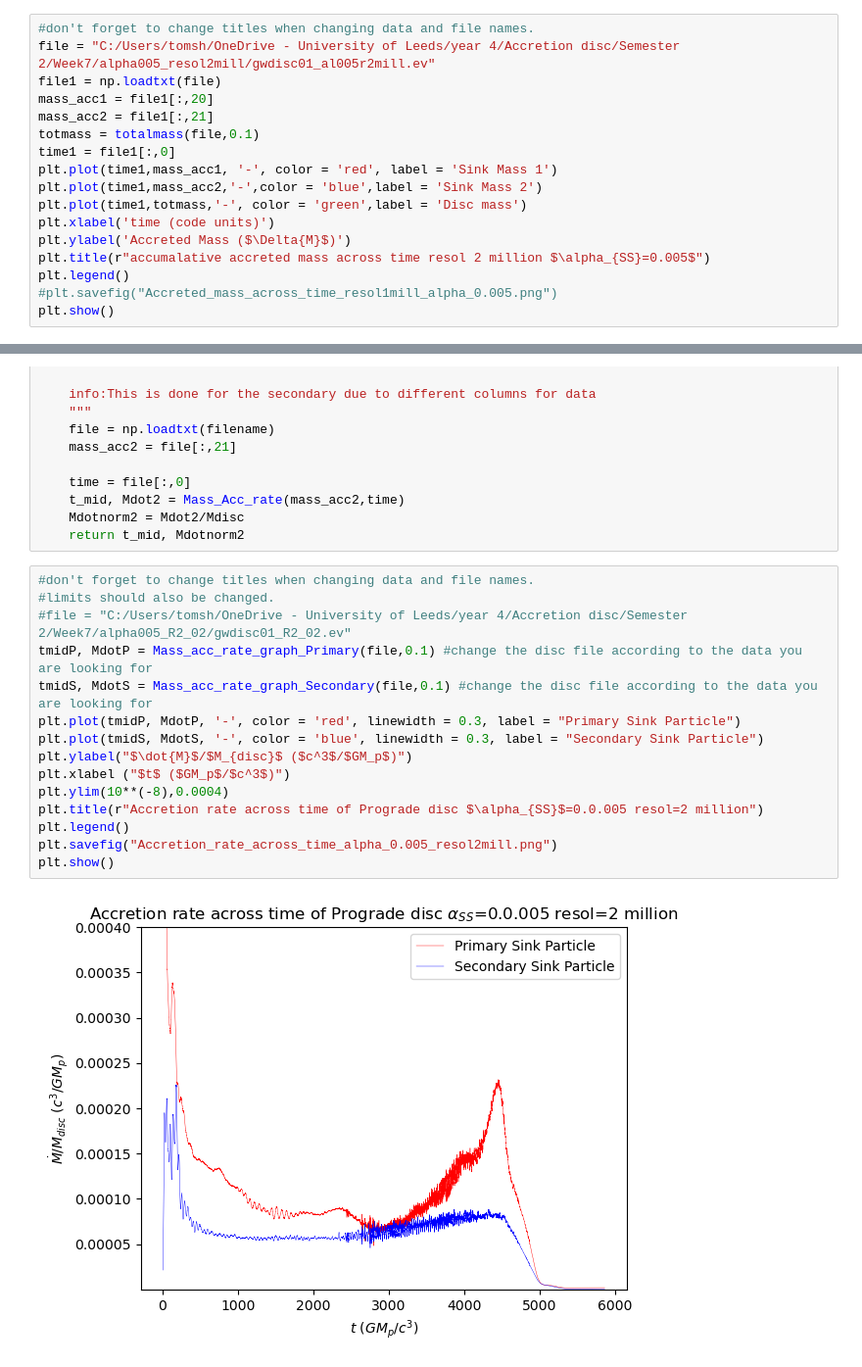
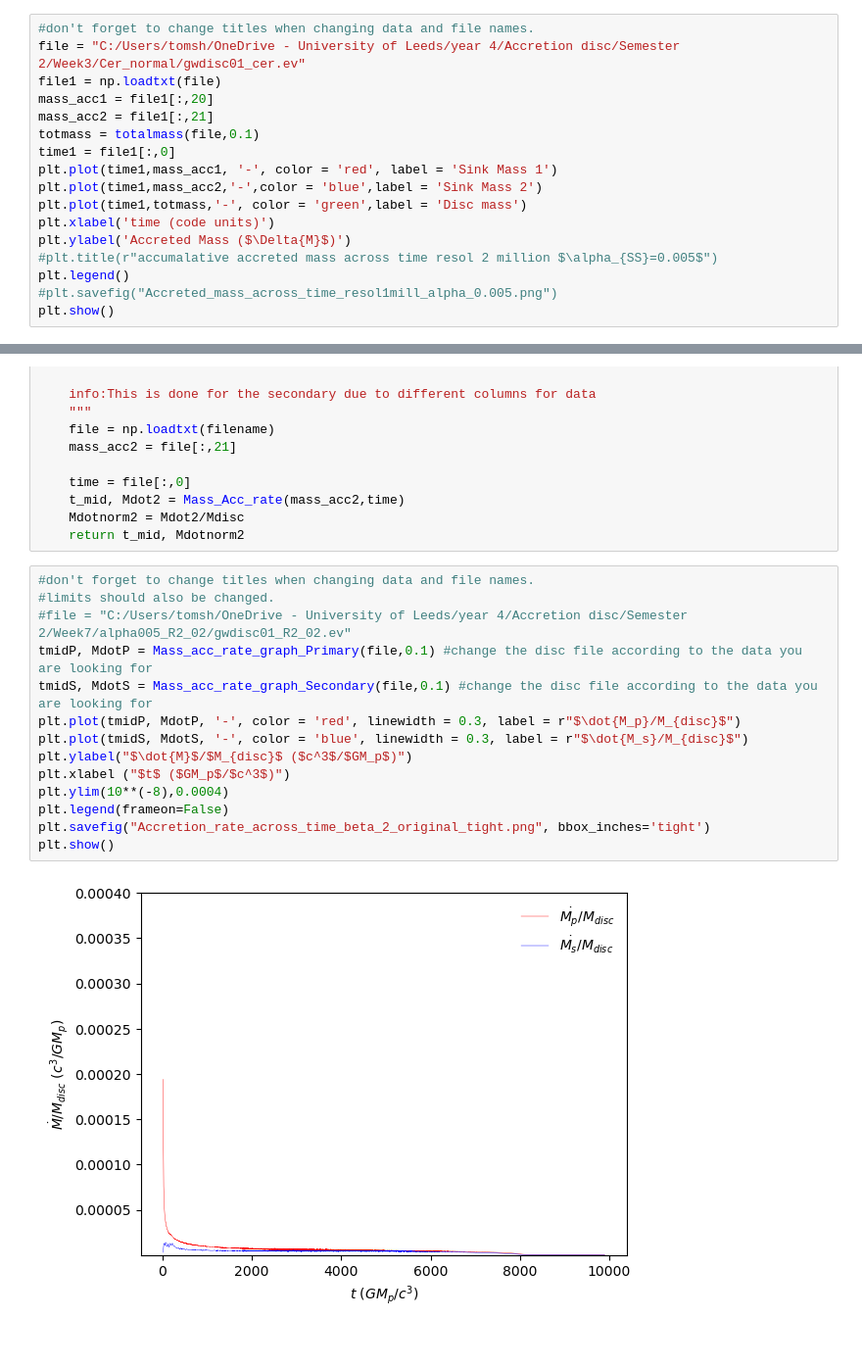
Before and after one commit to tomshilling04/physics_repo, a Jupyter notebook: Accretion_rate.ipynb, the cells around one changed output, grey strips where cells are left out. Shown at 98% size. Saved outputs shown, nothing was run; the diff lists cells and outputs as text.

```diff
--- a/Accretion_rate.ipynb
+++ b/Accretion_rate.ipynb
@@ -23,7 +23,7 @@ def totalmass(filename,Mdisc):
     return totalm
 # %%
 #don't forget to change titles when changing data and file names.
-file = "C:/Users/tomsh/OneDrive - University of Leeds/year 4/Accretion disc/Semester 2/Week7/alpha005_resol2mill/gwdisc01_al005r2mill.ev"
+file = "C:/Users/tomsh/OneDrive - University of Leeds/year 4/Accretion disc/Semester 2/Week3/Cer_normal/gwdisc01_cer.ev"
 file1 = np.loadtxt(file)
 mass_acc1 = file1[:,20]
 mass_acc2 = file1[:,21]
@@ -34,7 +34,7 @@ plt.plot(time1,mass_acc2,'-',color = 'blue',label = 'Sink Mass 2')
 plt.plot(time1,totmass,'-', color = 'green',label = 'Disc mass')
 plt.xlabel('time (code units)')
 plt.ylabel('Accreted Mass ($\Delta{M}$)')
-plt.title(r"accumalative accreted mass across time resol 2 million $\alpha_{SS}=0.005$")
+#plt.title(r"accumalative accreted mass across time resol 2 million $\alpha_{SS}=0.005$")
 plt.legend()
 #plt.savefig("Accreted_mass_across_time_resol1mill_alpha_0.005.png")
 plt.show()
@@ -126,20 +126,19 @@ def Mass_acc_rate_graph_Secondary(filename, Mdisc,N=50):
 # %%
 #don't forget to change titles when changing data and file names.
 #limits should also be changed.
 #file = "C:/Users/tomsh/OneDrive - University of Leeds/year 4/Accretion disc/Semester 2/Week7/alpha005_R2_02/gwdisc01_R2_02.ev"
 tmidP, MdotP = Mass_acc_rate_graph_Primary(file,0.1) #change the disc file according to the data you are looking for
 tmidS, MdotS = Mass_acc_rate_graph_Secondary(file,0.1) #change the disc file according to the data you are looking for
-plt.plot(tmidP, MdotP, '-', color = 'red', linewidth = 0.3, label = "Primary Sink Particle")
-plt.plot(tmidS, MdotS, '-', color = 'blue', linewidth = 0.3, label = "Secondary Sink Particle")
+plt.plot(tmidP, MdotP, '-', color = 'red', linewidth = 0.3, label = r"$\dot{M_p}/M_{disc}$")
+plt.plot(tmidS, MdotS, '-', color = 'blue', linewidth = 0.3, label = r"$\dot{M_s}/M_{disc}$")
 plt.ylabel("$\dot{M}$/$M_{disc}$ ($c^3$/$GM_p$)")
 plt.xlabel ("$t$ ($GM_p$/$c^3$)")
 plt.ylim(10**(-8),0.0004)
-plt.title(r"Accretion rate across time of Prograde disc $\alpha_{SS}$=0.0.005 resol=2 million")
-plt.legend()
-plt.savefig("Accretion_rate_across_time_alpha_0.005_resol2mill.png")
+plt.legend(frameon=False)
+plt.savefig("Accretion_rate_across_time_beta_2_original_tight.png", bbox_inches='tight')
 plt.show()
 # %% [output]
-[figure, old version]
+[figure, new version]
 # %%
 file2 = "C:/Users/tomsh/OneDrive - University of Leeds/year 4/Accretion disc/Semester 2/Week3/Cer_normal/gwdisc01_cer.ev"
 file3 = "C:/Users/tomsh/OneDrive - University of Leeds/year 4/Accretion disc/Semester 2/Week4/Cerioli_resol2mill/gwdisc01_cer2mill.ev"
```
Also changed, not shown: parts of 6 cells of this notebook.
